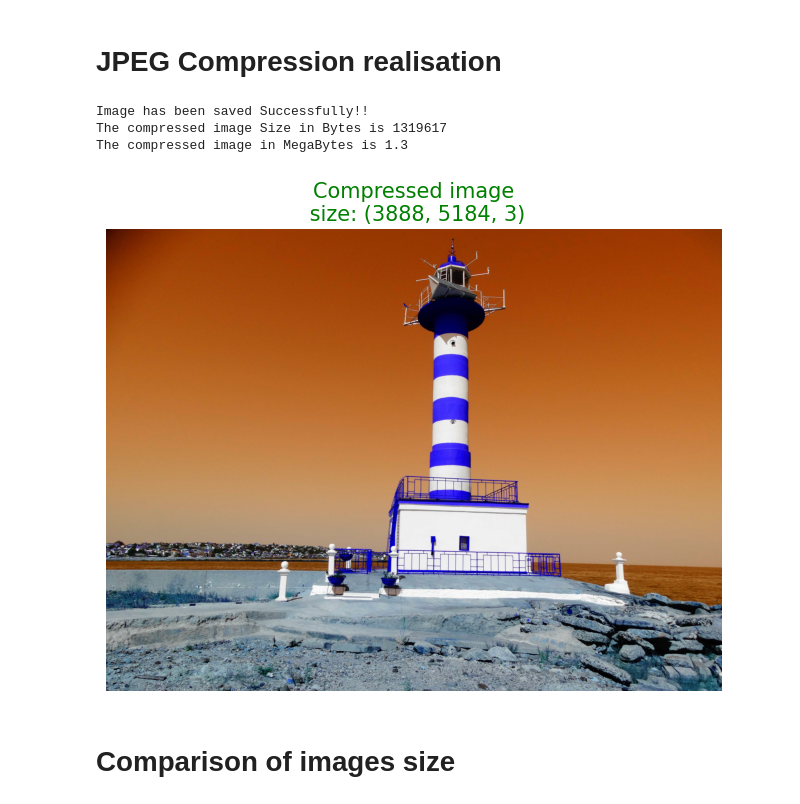
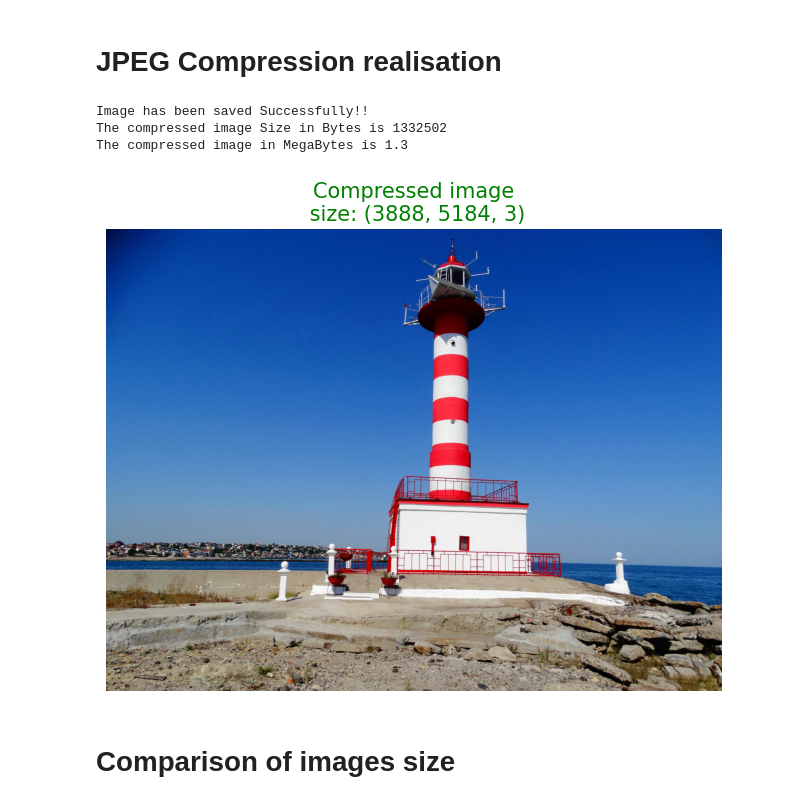
Before and after one commit to OleksiiHayvoronskyi/lesson_61, a Jupyter notebook: Lesson_61_EncodingCompression.ipynb, the cells around one changed output. Saved outputs shown, nothing was run; the diff lists cells and outputs as text; code cells hidden in the pictures.

```diff
--- a/Lesson_61_EncodingCompression.ipynb
+++ b/Lesson_61_EncodingCompression.ipynb
@@ -46,7 +56,7 @@ The original image in MegaBytes is 6.7
 jpg_quality = 50
 
 # Reading and compressing the image.
-cv2.imwrite('compres_img.jpg', origin_img, [cv2.IMWRITE_JPEG_QUALITY, jpg_quality])
+cv2.imwrite('compres_img.jpg', RGB_img, [cv2.IMWRITE_JPEG_QUALITY, jpg_quality])
 print("Image has been saved Successfully!!")
 
 # Get the image size after saved.
@@ -57,20 +67,20 @@ print(f'The compressed image Size in Bytes is {compres_file_stats.st_size}')
 print(f'The compressed image in MegaBytes is {compres_file_stats.st_size / (1024 * 1024):.1f}')
 # %% [output]
 Image has been saved Successfully!!
-The compressed image Size in Bytes is 1319617
+The compressed image Size in Bytes is 1332502
 The compressed image in MegaBytes is 1.3
 # %%
 # Reading a color image.
 get_img = cv2.imread('compres_img.jpg')
 
 # Visualisation.
 plt.figure(figsize=(10, 6))
-plt.title(f'Compressed image\n size: {origin_img.shape}', fontsize=15, color='g')
+plt.title(f'Compressed image\n size: {get_img.shape}', fontsize=15, color='g')
 plt.axis('off')
 plt.imshow(get_img)
 plt.show()
 # %% [output]
-[figure, old version]
+[figure, new version]
 # %% [markdown]
 # Comparison of images size
 # %%
```
Also changed, not shown: parts of 6 cells of this notebook, 2 other files.
